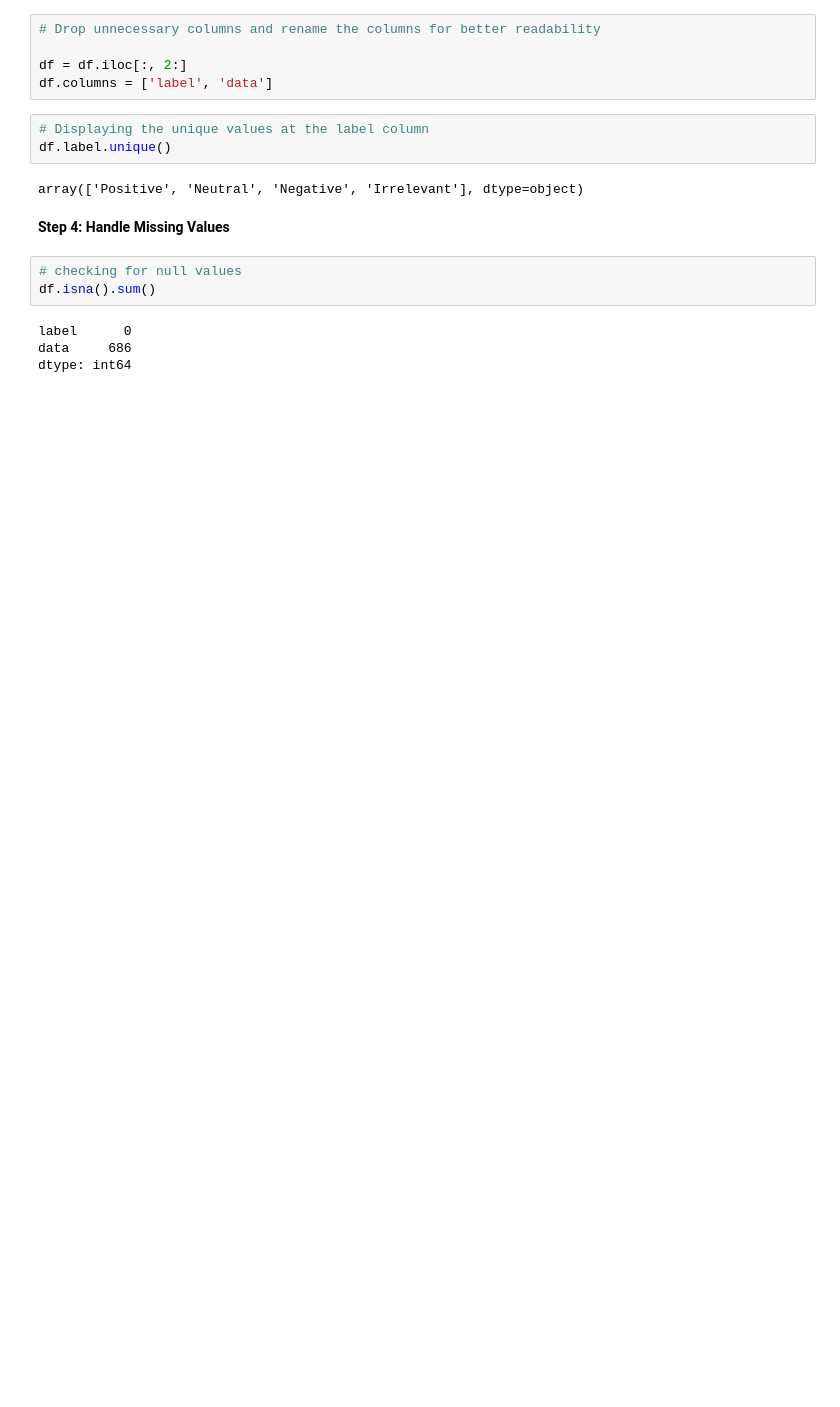
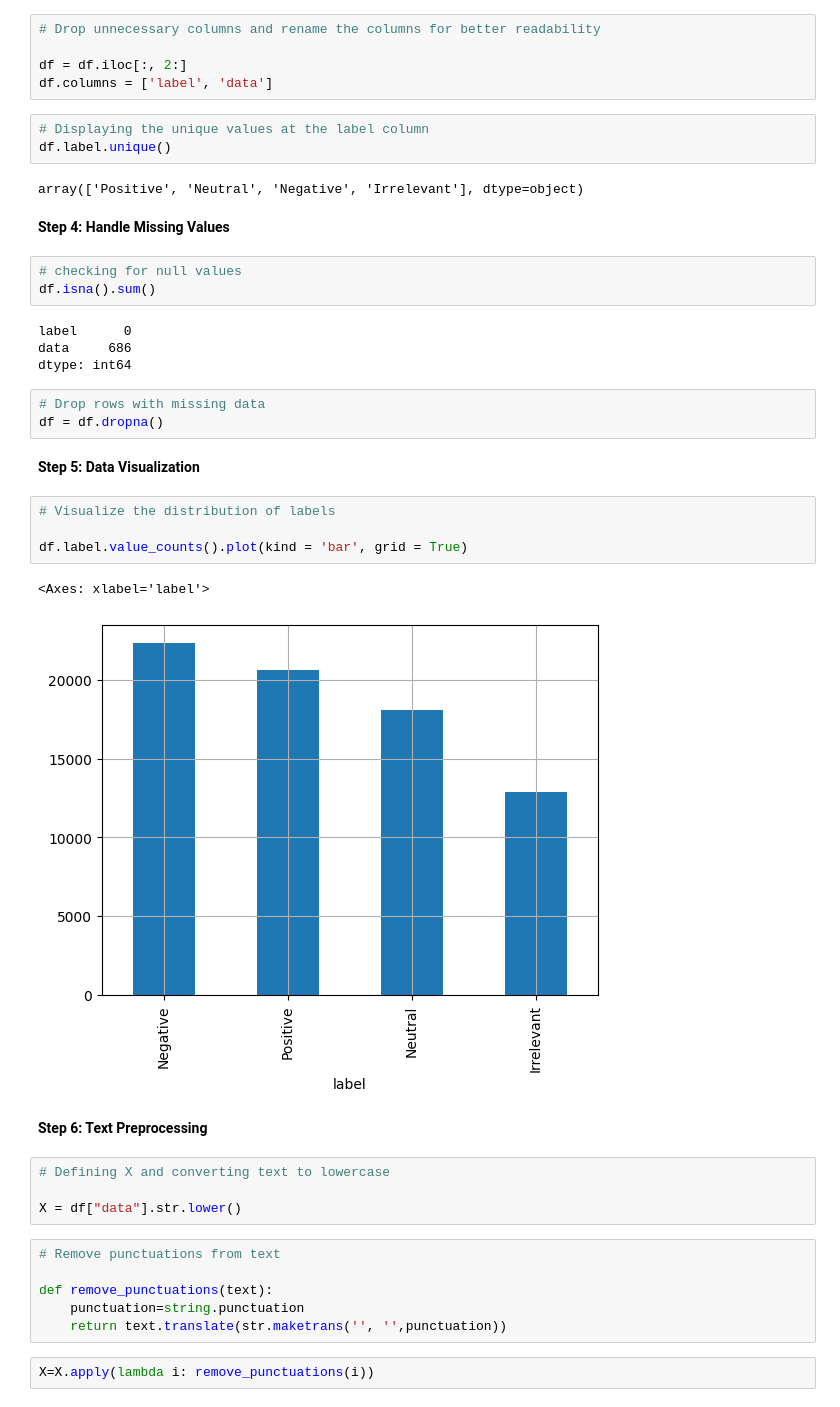
Before and after one commit to 2020382/Renner_ML_CA2, a Jupyter notebook: Renner_ML_CA2.ipynb, the cells around one changed output. Cells and saved outputs as stored; diff of their text form; blank space fills up the shorter version.

```diff
--- a/Renner_ML_CA2.ipynb
+++ b/Renner_ML_CA2.ipynb
@@ -328,3 +328,29 @@ df.isna().sum()
 label      0
 data     686
 dtype: int64
+# %%
+# Drop rows with missing data
+df = df.dropna()
+# %% [markdown]
+**Step 5: Data Visualization**
+# %%
+# Visualize the distribution of labels
+
+df.label.value_counts().plot(kind = 'bar', grid = True)
+# %% [output]
+<Axes: xlabel='label'>
+[figure, added]
+# %% [markdown]
+**Step 6: Text Preprocessing**
+# %%
+# Defining X and converting text to lowercase
+
+X = df["data"].str.lower()
+# %%
+# Remove punctuations from text
+
+def remove_punctuations(text):
+    punctuation=string.punctuation
+    return text.translate(str.maketrans('', '',punctuation))
+# %%
+X=X.apply(lambda i: remove_punctuations(i))
```
Also changed, not shown: parts of 5 cells of this notebook.
